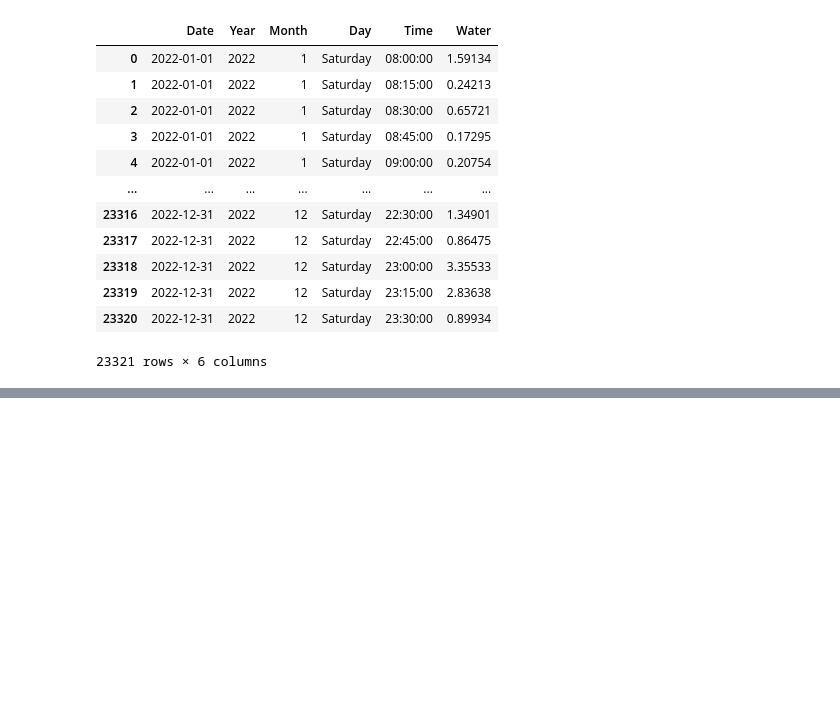
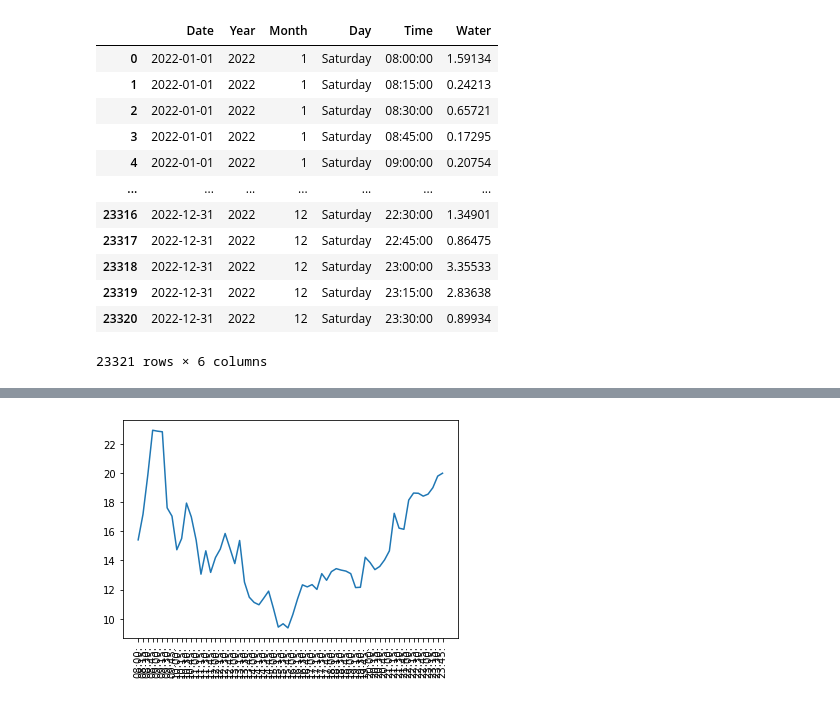
Before and after one commit to tnguyen2907/noah-water-use_ds, a Jupyter notebook: shower.ipynb, the cells around one changed output, grey strips where cells are left out. Cells and saved outputs as stored; diff of their text form; code cells hidden in the pictures; blank space fills up the shorter version.

```diff
--- a/shower.ipynb
+++ b/shower.ipynb
@@ -199,0 +208,10 @@ plt.show()
+# %%
+thu = agg_df.loc['Thursday']
+
+plt.figure()
+plt.plot(timestamps, thu['Water'])
+plt.xticks(rotation=90)
+# plt.ylim(0, 30)
+plt.show()
+# %% [output]
+[figure, added]
```
Also changed, not shown: parts of 15 cells of this notebook.
